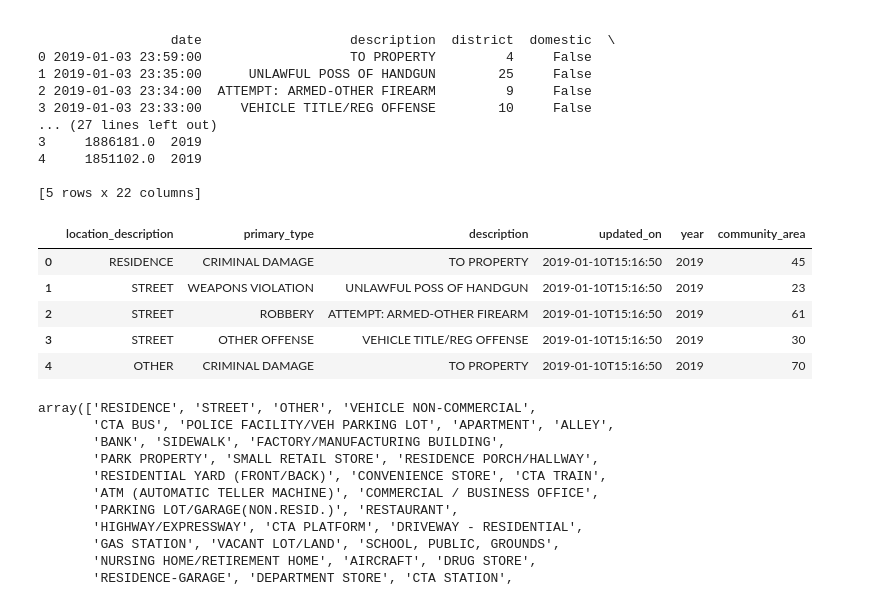
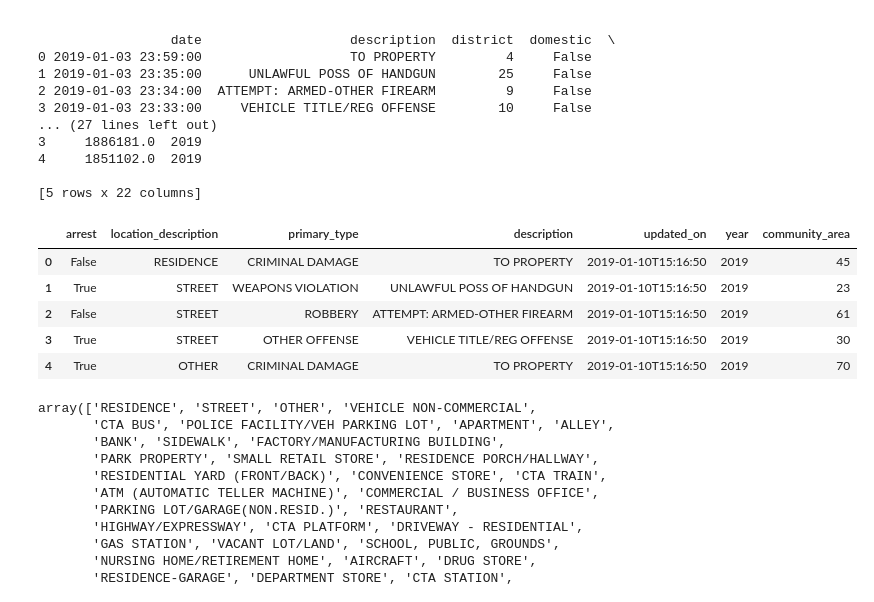
Before and after one commit to MariaSorensen/Colorama, a Jupyter notebook: usingAnAPI.ipynb, the cells around one changed output. Cells and saved outputs as stored; diff of their text form; code cells hidden in the pictures.

```diff
--- a/usingAnAPI.ipynb
+++ b/usingAnAPI.ipynb
@@ -67,20 +67,21 @@ print(df.head())
 # %%
 #can I identify the columns that I want
 #create short names to make stuff easier
+# Arrest = ar
 # location description = ld
 # primary type = pt
 # description = d
 # updated on = up
 # year = yr
 # community area = ca
-df[["location_description", "primary_type", "description", "updated_on", "year", "community_area"]].head()
+df[["arrest", "location_description", "primary_type", "description", "updated_on", "year", "community_area"]].head()
 # %% [output]
-|  | location_description | primary_type | description | updated_on | year | community_area |
-| 0 | RESIDENCE | CRIMINAL DAMAGE | TO PROPERTY | 2019-01-10T15:16:50 | 2019 | 45 |
-| 1 | STREET | WEAPONS VIOLATION | UNLAWFUL POSS OF HANDGUN | 2019-01-10T15:16:50 | 2019 | 23 |
-| 2 | STREET | ROBBERY | ATTEMPT: ARMED-OTHER FIREARM | 2019-01-10T15:16:50 | 2019 | 61 |
-| 3 | STREET | OTHER OFFENSE | VEHICLE TITLE/REG OFFENSE | 2019-01-10T15:16:50 | 2019 | 30 |
-| 4 | OTHER | CRIMINAL DAMAGE | TO PROPERTY | 2019-01-10T15:16:50 | 2019 | 70 |
+|  | arrest | location_description | primary_type | description | updated_on | year | community_area |
+| 0 | False | RESIDENCE | CRIMINAL DAMAGE | TO PROPERTY | 2019-01-10T15:16:50 | 2019 | 45 |
+| 1 | True | STREET | WEAPONS VIOLATION | UNLAWFUL POSS OF HANDGUN | 2019-01-10T15:16:50 | 2019 | 23 |
+| 2 | False | STREET | ROBBERY | ATTEMPT: ARMED-OTHER FIREARM | 2019-01-10T15:16:50 | 2019 | 61 |
+| 3 | True | STREET | OTHER OFFENSE | VEHICLE TITLE/REG OFFENSE | 2019-01-10T15:16:50 | 2019 | 30 |
+| 4 | True | OTHER | CRIMINAL DAMAGE | TO PROPERTY | 2019-01-10T15:16:50 | 2019 | 70 |
 # %%
 #lets look at the uniue location descriptions
 unique_ld=df["location_description"].unique()
```
Also changed, not shown: parts of 11 cells of this notebook, 1 other file.
